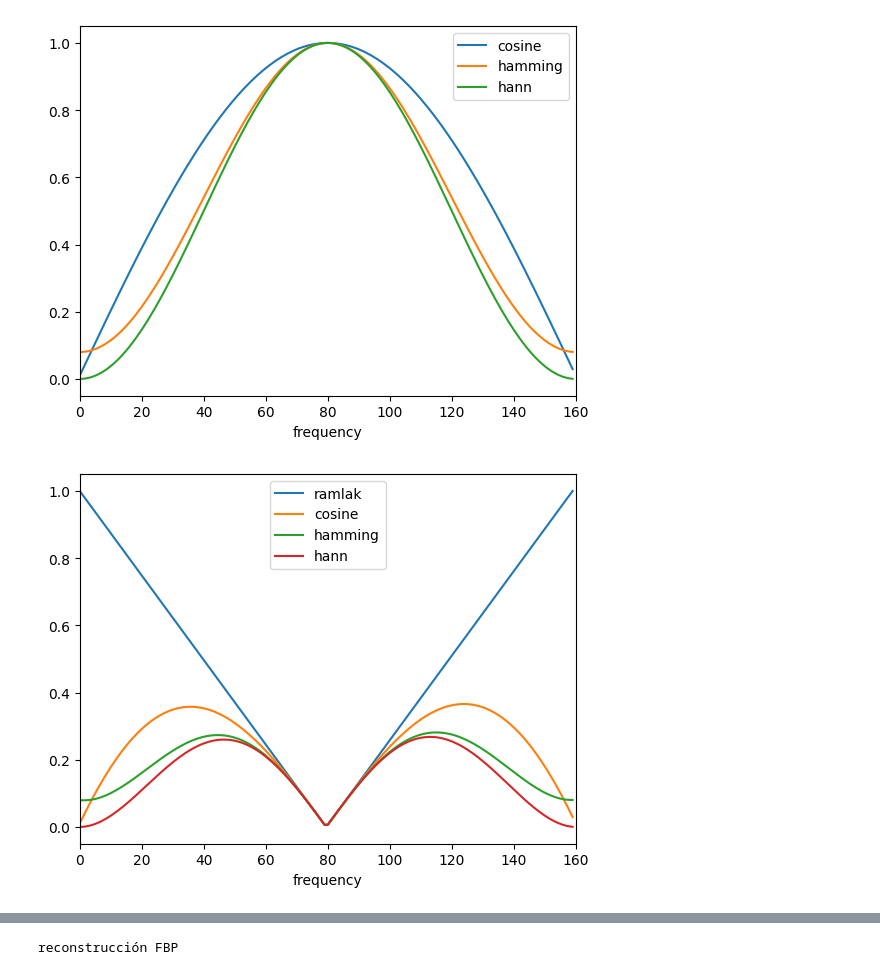
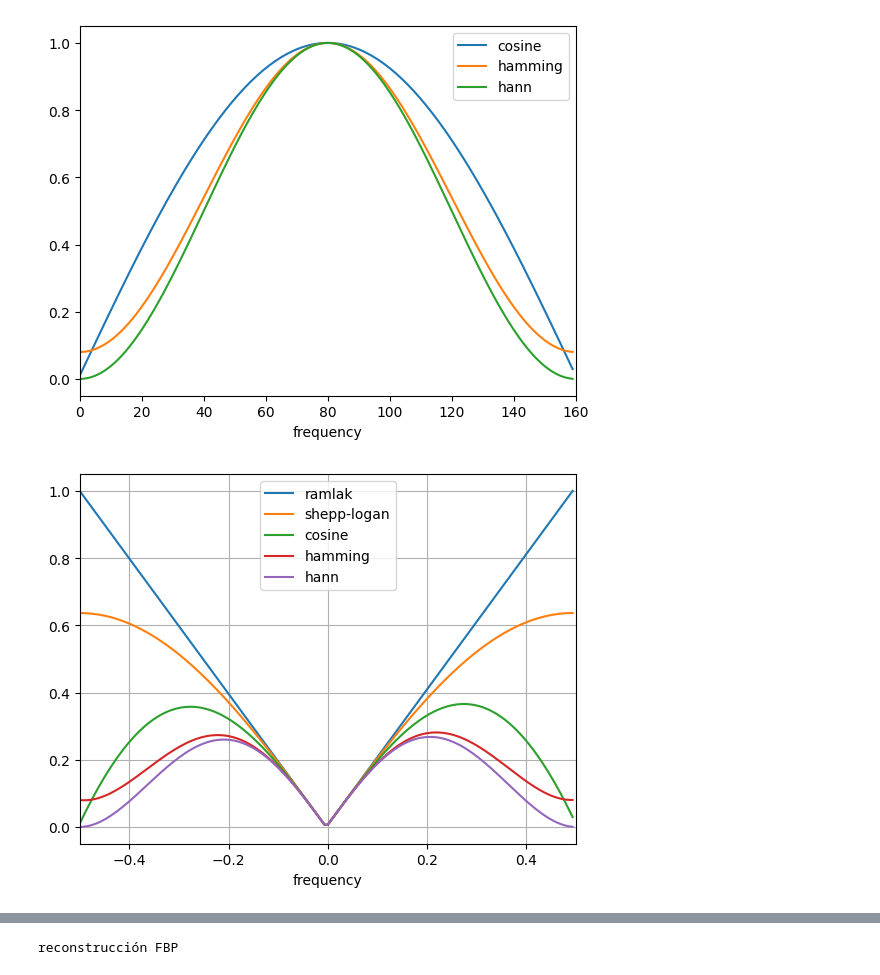
Before and after one commit to Cande-Gioia/Recuperacion-de-Tomografia, a Jupyter notebook: Pruebas.ipynb, the cells around one changed output, grey strips where cells are left out. Cells and saved outputs as stored; diff of their text form; code cells hidden in the pictures.

Commit message:
filtro shepp-logan

```diff
--- a/Pruebas.ipynb
+++ b/Pruebas.ipynb
@@ -213,21 +213,28 @@ plt.show()
 # %%
 windows = ['cosine', 'hamming', 'hann']
 
-plt.plot(ramlak, label='ramlak')
+plt.plot(freqs, ramlak, label='ramlak')
 
 responses = {}
 
 responses['ramlak'] = ramlak
 
+sheppLogan = ramlak * np.sinc(ramlak/2)
+
+plt.plot(freqs, sheppLogan, label='shepp-logan')
+
+responses['shepp-logan'] = sheppLogan
+
 for ix, f in enumerate(windows):
     response = get_window(f, len(ramlak))
     response *= ramlak
     responses[f] = response
-    plt.plot(response, label=f)
+    plt.plot(freqs, response, label=f)
 
-plt.xlim([0, len(ramlak)])
+plt.xlim([-0.5, 0.5])
 plt.xlabel('frequency')
 plt.legend()
+plt.grid()
 plt.show()
 # %% [output]
-[figure, old version]
+[figure, new version]
```
Also changed, not shown: parts of 4 cells of this notebook.
